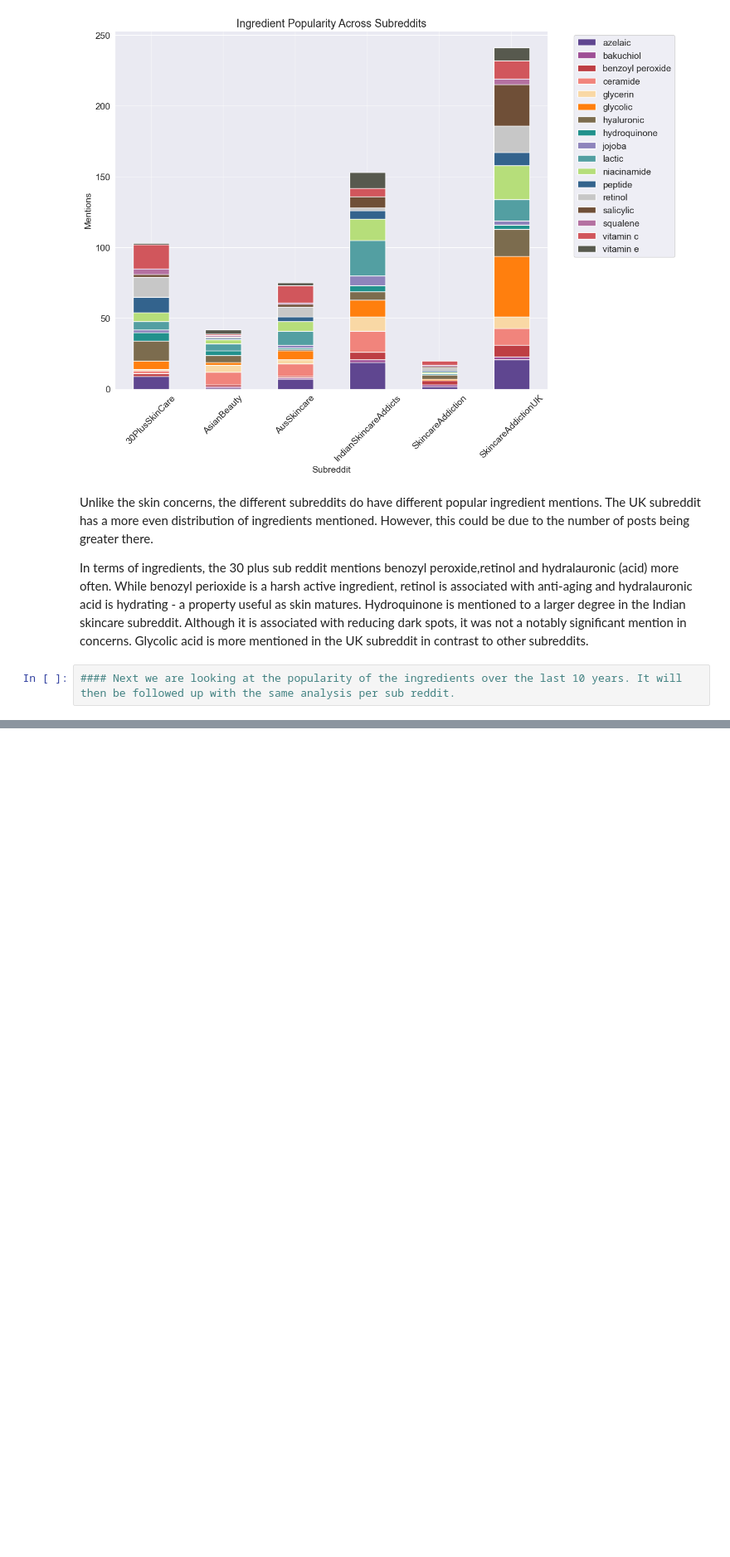
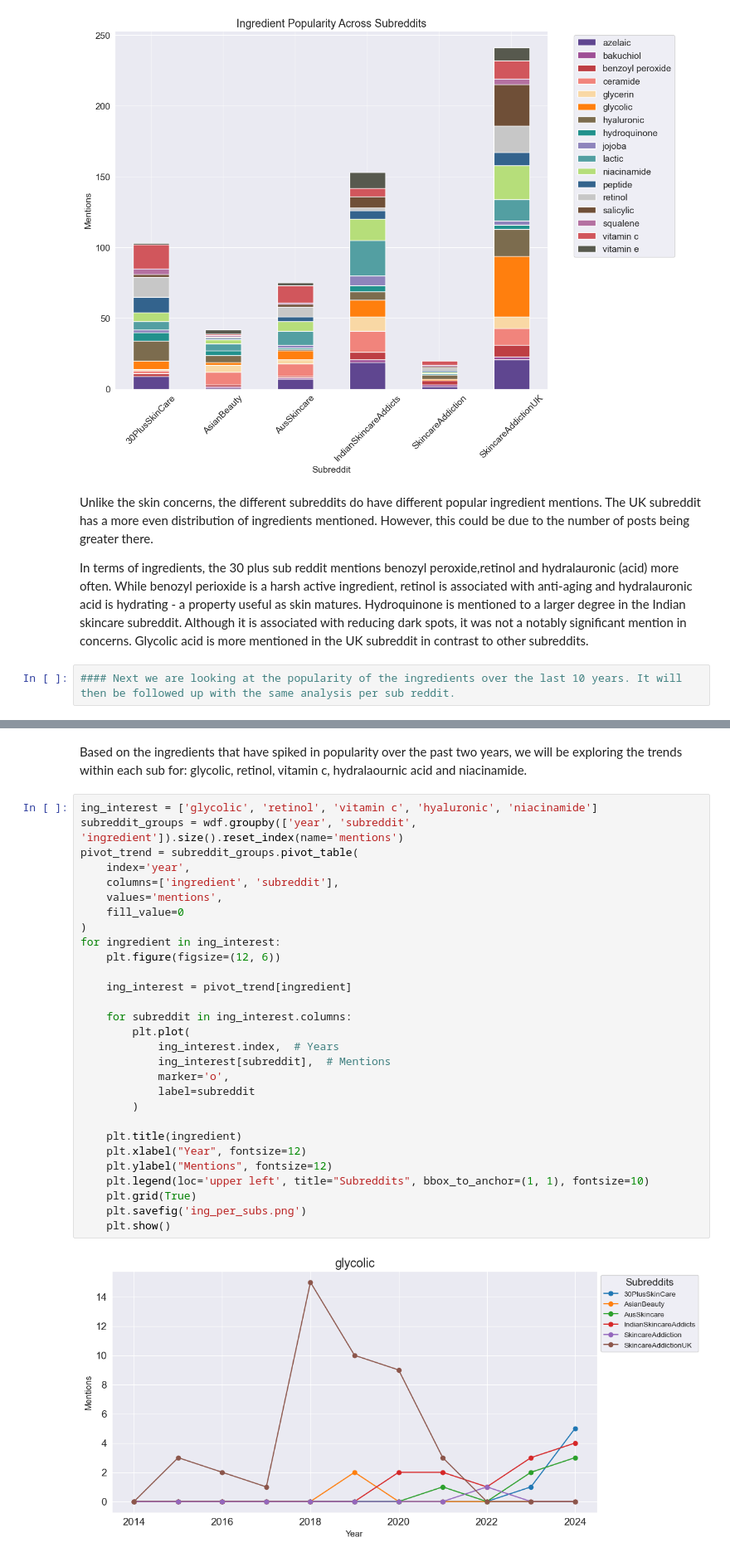
Before and after one commit to nandikaL/OX24006_EMAT0048-Part-2, a Jupyter notebook: OX24006_EMATM0048_Part2.ipynb, the cells around one changed output, grey strips where cells are left out. Shown at 83% size. Drawn from its saved outputs; the diff is of its cells as text; blank space fills up the shorter version.

```diff
--- a/OX24006_EMATM0048_Part2.ipynb
+++ b/OX24006_EMATM0048_Part2.ipynb
@@ -750,0 +773,33 @@ In terms of ingredients, the 30 plus sub reddit mentions benozyl peroxide,retino
+# %% [markdown]
+Based on the ingredients that have spiked in popularity over the past two years, we will be exploring the trends within each sub for: glycolic, retinol, vitamin c, hydralaournic acid and niacinamide.
+# %%
+ing_interest = ['glycolic', 'retinol', 'vitamin c', 'hyaluronic', 'niacinamide']
+subreddit_groups = wdf.groupby(['year', 'subreddit', 'ingredient']).size().reset_index(name='mentions')
+pivot_trend = subreddit_groups.pivot_table(
+    index='year',
+    columns=['ingredient', 'subreddit'],
+    values='mentions',
+    fill_value=0
+)
+for ingredient in ing_interest:
+    plt.figure(figsize=(12, 6))
+
+    ing_interest = pivot_trend[ingredient]
+
+    for subreddit in ing_interest.columns:
+        plt.plot(
+            ing_interest.index,  # Years
+            ing_interest[subreddit],  # Mentions
+            marker='o',
+            label=subreddit
+        )
+
+    plt.title(ingredient)
+    plt.xlabel("Year", fontsize=12)
+    plt.ylabel("Mentions", fontsize=12)
+    plt.legend(loc='upper left', title="Subreddits", bbox_to_anchor=(1, 1), fontsize=10)
+    plt.grid(True)
+    plt.savefig('ing_per_subs.png')
+    plt.show()
+# %% [output]
+[figure, added]
```
Also changed, not shown: parts of 4 cells of this notebook.
